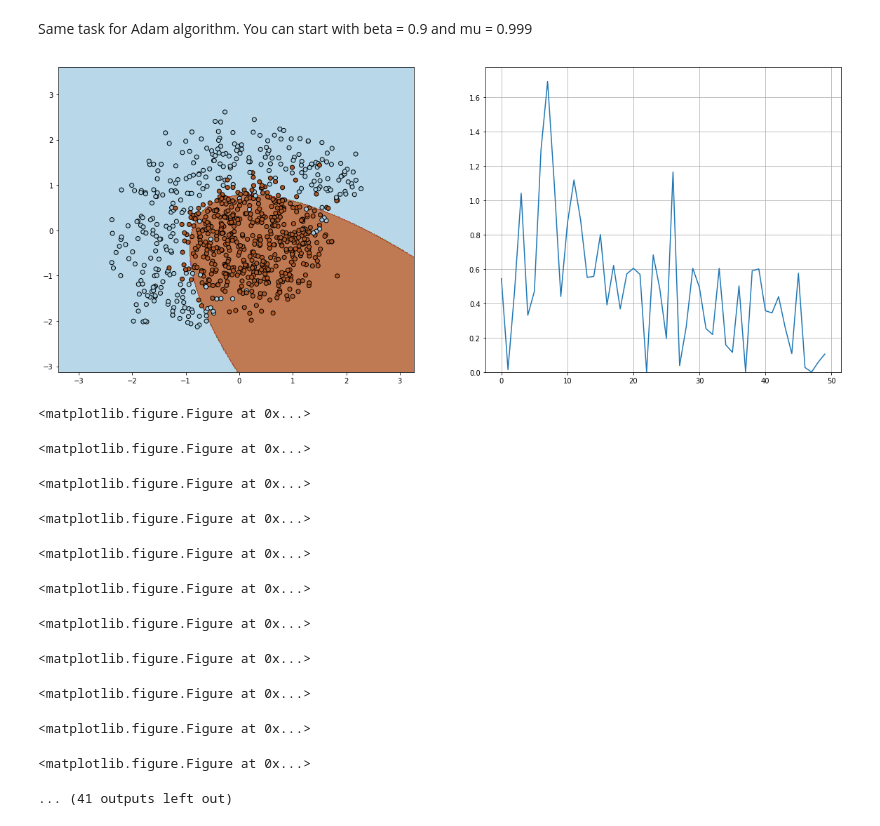
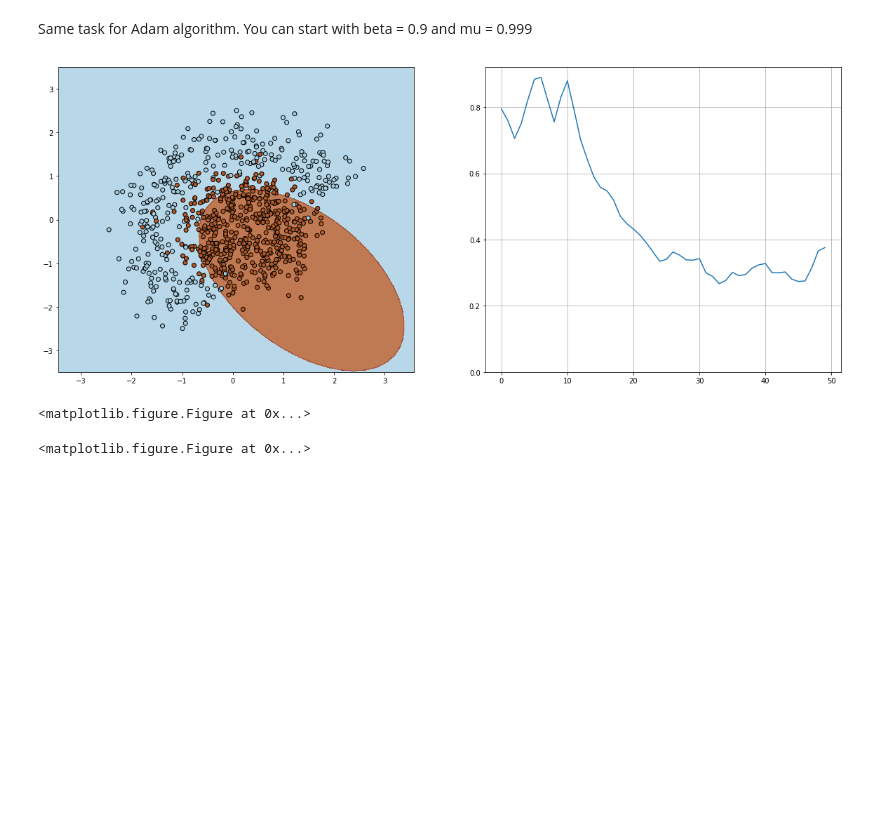
Before and after one commit to iasawseen/au_dl_course, a Jupyter notebook: seminar_2/task_1.ipynb, the cells around one changed output. Cells and saved outputs as stored; diff of their text form; code cells hidden in the pictures; blank space fills up the shorter version.

```diff
--- a/seminar_2/task_1.ipynb
+++ b/seminar_2/task_1.ipynb
@@ -186,8 +176,8 @@ Implement gradient descent with momentum and test it's performance for different
 def update_weights_with_mom(w, vel):
     return tf.assign(w, w + vel)
 
-alpha = 0.05 # learning rate
-mu    = 0.3 # momentum
+alpha = 0.1 # learning rate
+mu    = 0.2 # momentum
 
 w = np.array([1,0,0,0,0,0], dtype=np.float64)
 W_mom = tf.Variable(w, dtype=tf.float64, name='W')
@@ -212,8 +202,9 @@ with tf.Session() as sess:
         ind = random.sample(range(X.shape[0]), batch_size)
         X_batch = X[ind,:]
         Y_batch = y[ind].reshape((batch_size, 1))
-        loss[i], w, vel_ = sess.run([L_mom, W_upd_mom, vel_upd], feed_dict={X_place:X_batch, Y_place:Y_batch})
-        visualize(X[ind,:], y[ind], w, loss[i], n_iter)
+        loss[i] = sess.run(L_mom, feed_dict={X_place:X, Y_place:y.reshape((-1, 1))})
+        w, vel_ = sess.run([W_upd_mom, vel_upd], feed_dict={X_place:X_batch, Y_place:Y_batch})
+#         visualize(X[ind,:], y[ind], w, loss[i], n_iter)
 
 visualize(X, y, w, loss, n_iter)
 plt.clf()
@@ -238,7 +219,7 @@ def update_weights_nesterov(w, momentum):
     w_upd = tf.assign(w, w + momentum)
     return w_upd
 
-alpha = 0.05 # learning rate
+alpha = 0.1 # learning rate
 mu    = 0.3 # momentum
 
 mom = tf.Variable([0,0,0,0,0,0], dtype=tf.float64, name='momentum')
@@ -266,9 +247,10 @@ with tf.Session() as sess:
         ind = random.sample(range(X.shape[0]), batch_size)
         X_batch = X[ind,:]
         Y_batch = y[ind].reshape((batch_size, 1))
+        loss[i] = sess.run(L_nest, feed_dict={X_place:X, Y_place:y.reshape((-1, 1))})
         w_upd = sess.run(W_upd_with_nesterov)
-        loss[i], w, mom_upd_ = sess.run([L_nest, W_upd_with_grad, mom_upd], feed_dict={X_place:X_batch, Y_place:Y_batch})
-        visualize(X[ind,:], y[ind], w, loss[i], n_iter)
+        w, mom_upd_ = sess.run([W_upd_with_grad, mom_upd], feed_dict={X_place:X_batch, Y_place:Y_batch})
+#         visualize(X[ind,:], y[ind], w, loss[i], n_iter)
 
 visualize(X, y, w, loss, n_iter)
 plt.clf()
@@ -294,8 +266,8 @@ def update_weights_AdaGrad(w, c_w, alpha, eps, grad):
     w_upd = tf.assign(w, w - alpha / (tf.sqrt(c_w_upd) + eps) * grad)
     return w_upd
 
-alpha = 0.1 # learning rate
-gamma = 0.7 # momentum
+alpha = 0.15 # learning rate
+gamma = 0.25 # momentum
 eps = 1e-8  # A small constant for numerical stability
 
 c_w = tf.Variable([0,0,0,0,0,0], dtype=tf.float64, name='momentum')
@@ -319,8 +291,9 @@ with tf.Session() as sess:
         ind = random.sample(range(X.shape[0]), batch_size)
         X_batch = X[ind,:]
         Y_batch = y[ind].reshape((batch_size, 1))
-        loss[i], w = sess.run([L_ada, W_upd_AdaGrad], feed_dict={X_place:X_batch, Y_place:Y_batch})
-        visualize(X[ind,:], y[ind], w, loss[i], n_iter)
+        loss[i] = sess.run(L_ada, feed_dict={X_place:X, Y_place:y.reshape((-1, 1))})
+        w = sess.run(W_upd_AdaGrad, feed_dict={X_place:X_batch, Y_place:Y_batch})
+#         visualize(X[ind,:], y[ind], w, loss[i], n_iter)
 
 visualize(X, y, w, loss, n_iter)
 plt.clf()
@@ -346,9 +309,9 @@ def update_weights_AdaDelta(w, c_w, alpha, beta, eps, grad):
     w_upd = tf.assign(w, w - alpha / (tf.sqrt(c_w_upd) + eps) * grad)
     return w_upd
 
-alpha = 0.1 # learning rate
-beta = 0.5
-mu    = 0.3 # momentum
+alpha = 0.05 # learning rate
+beta = 0.25
+mu    = 0.25 # momentum
 eps = 1e-8  # A small constant for numerical stability
 
 w = np.array([1,0,0,0,0,0], dtype=np.float32)
@@ -372,8 +335,9 @@ with tf.Session() as sess:
         ind = random.sample(range(X.shape[0]), batch_size)
         X_batch = X[ind,:]
         Y_batch = y[ind].reshape((batch_size, 1))
-        loss[i], w = sess.run([L_delta, W_upd_AdaDelta], feed_dict={X_place:X_batch, Y_place:Y_batch})
-        visualize(X[ind,:], y[ind], w, loss[i], n_iter)
+        loss[i] = sess.run(L_delta, feed_dict={X_place:X, Y_place:y.reshape((-1, 1))})
+        w = sess.run(W_upd_AdaDelta, feed_dict={X_place:X_batch, Y_place:Y_batch})
+#         visualize(X[ind,:], y[ind], w, loss[i], n_iter)
 
 
 visualize(X, y, w, loss, n_iter)
@@ -402,51 +356,42 @@ def update_weights_Adam(w, c_w, v_w, alpha, beta, mu, eps, grad):
     return w_upd
 
 
-alpha = 0.05 # learning rate
+alpha = 0.1 # learning rate
 beta = 0.2  # (beta1 coefficient in original paper) exponential decay rate for the 1st moment estimates
 mu   = 0.2  # (beta2 coefficient in original paper) exponential decay rate for the 2nd moment estimates
 eps = 1e-8  # A small constant for numerical stability
 
 w = np.array([1,0,0,0,0,0], dtype=np.float32)
 W_adam = tf.Variable(w, dtype=tf.float64, name='W')
 c_w_adam = tf.Variable([0,0,0,0,0,0], dtype=tf.float64, name='momentum')
 v_w_adam = tf.Variable([0,0,0,0,0,0], dtype=tf.float64, name='momentum')
 
 L_adam = compute_loss(X_place, Y_place, W_adam)
 grad_adam = compute_grad(X_place, Y_place, W_adam)
 
 W_upd_Adam = update_weights_Adam(W_adam, c_w_adam, v_w_adam, alpha, beta, mu, eps, grad_adam)
 
 
 n_iter = 50
 batch_size = 4
 loss = np.zeros(n_iter)
 plt.figure(figsize=(12,5))
 
 with tf.Session() as sess:
     sess.run(tf.global_variables_initializer())
 
     for i in range(n_iter):
         ind = random.sample(range(X.shape[0]), batch_size)
         X_batch = X[ind,:]
         Y_batch = y[ind].reshape((batch_size, 1))
-        loss[i], w = sess.run([L_adam, W_upd_Adam], feed_dict={X_place:X_batch, Y_place:Y_batch})
-        visualize(X[ind,:], y[ind], w, loss[i], n_iter)
+        loss[i] = sess.run(L_adam, feed_dict={X_place:X, Y_place:y.reshape((-1, 1))})
+        w = sess.run(W_upd_Adam, feed_dict={X_place:X_batch, Y_place:Y_batch})
+#         visualize(X[ind,:], y[ind], w, loss[i], n_iter)
 
 
 visualize(X, y, w, loss, n_iter)
 plt.clf()
 # %% [output]
-[figure, old version]
+[figure, new version]
 <matplotlib.figure.Figure at 0x...>
 <matplotlib.figure.Figure at 0x...>
-<matplotlib.figure.Figure at 0x...>
-<matplotlib.figure.Figure at 0x...>
-<matplotlib.figure.Figure at 0x...>
-<matplotlib.figure.Figure at 0x...>
-<matplotlib.figure.Figure at 0x...>
-<matplotlib.figure.Figure at 0x...>
-<matplotlib.figure.Figure at 0x...>
-<matplotlib.figure.Figure at 0x...>
-<matplotlib.figure.Figure at 0x...>
-... (41 outputs left out)
```
Also changed, not shown: parts of 6 cells of this notebook.
